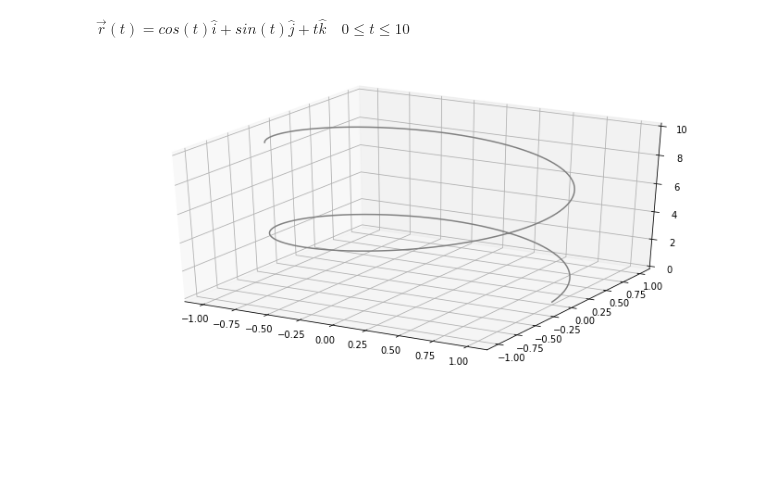
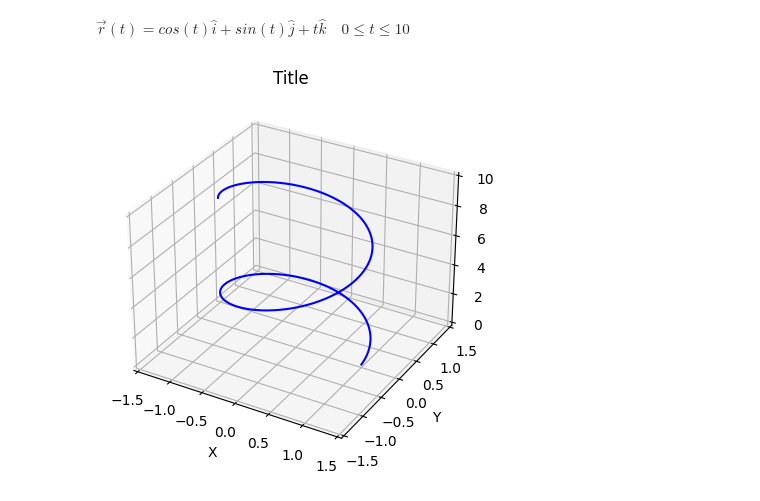
Before and after one commit to costpetrides/Computational-Physics, a Jupyter notebook: Graphs/Curves.ipynb, the cells around one changed output. Drawn from its saved outputs; the diff is of its cells as text; code cells hidden in the pictures; blank space fills up the shorter version.

```diff
--- a/Graphs/Curves.ipynb
+++ b/Graphs/Curves.ipynb
@@ -24,17 +30,25 @@ $\vec{r}(t)= cos(t) \hat{i} + sin(t) \hat{j} + t \hat{k} \quad  0 \leq t \leq 10
 # %%
 import numpy as np
 import matplotlib.pyplot as plt
 
-fig = plt.figure(figsize=(12, 6))      # Καθορισμός διαστάσεων εικόνας
+fig = plt.figure(figsize=(13, 7))      # Καθορισμός διαστάσεων εικόνας
 ax = plt.axes(projection="3d")         # 3D Γραφικά
 
 t = np.linspace(0, 10, 1000)           #  Πεδίο ορισμού:  0 <= t <=10  100 στοιχεία
 
 x = np.cos(t)                          #  x = cos(t)
 y = np.sin(t)                          #  y = sin(t)
 z = t                                  #  z = t
 
-ax.plot3D(x, y, z, 'gray')             # Κατασκευή Γραφικής
+ax.plot3D(x, y, z, 'blue')             # Κατασκευή Γραφικής
+ax.set_title('Title')
+ax.set_xlabel('X')
+ax.set_ylabel('Y')
+ax.set_zlabel('Z')
+
+ax.set_xlim(-1.5,1.5)                 # Όρια x άξονα
+ax.set_ylim(-1.5,1.5)                 # Όρια y άξονα
+ax.set_zlim(0,10)
 plt.show()
 # %% [output]
-[figure, old version]
+[figure, new version]
```
Also changed, not shown: parts of 1 cell of this notebook.
